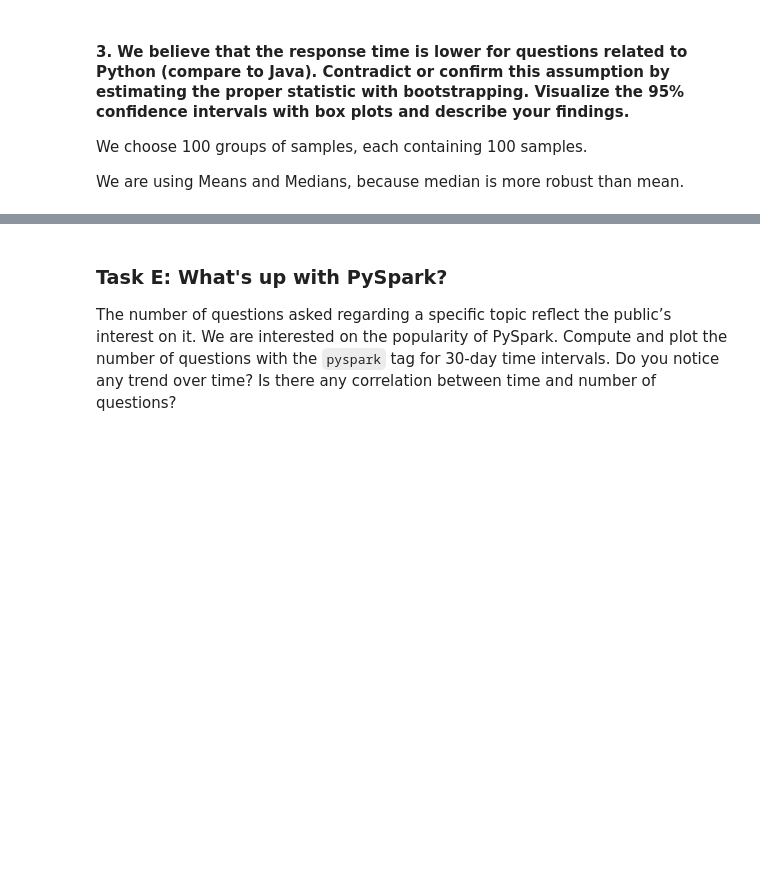
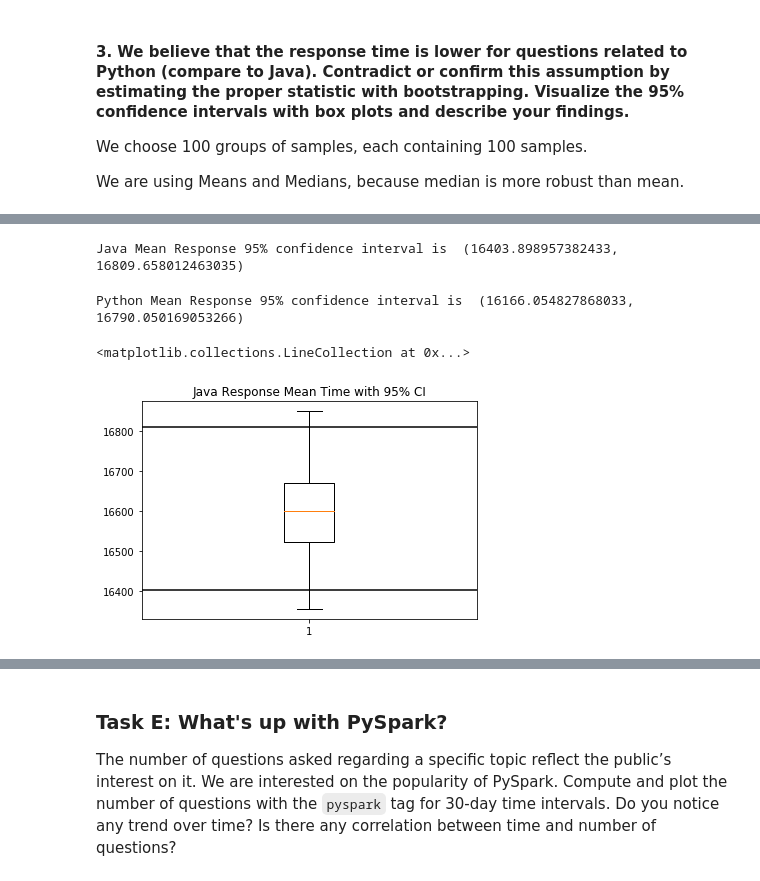
Before and after one commit to Sytta/ADA2018-Homework-CANada, a Jupyter notebook: 03 - Spark and Reading the Stats/Homework3.ipynb, the cells around one changed output, grey strips where cells are left out. Saved outputs shown, nothing was run; the diff lists cells and outputs as text; code cells hidden in the pictures; blank space fills up the shorter version.

```diff
--- a/03 - Spark and Reading the Stats/Homework3.ipynb
+++ b/03 - Spark and Reading the Stats/Homework3.ipynb
@@ -498,0 +511,5 @@ python_medians.plot.hist(bins=100, title="Python median")
+# %%
+# Get Java response times in a dataframe
+Java_df = first_questions_java_time.Response_Time_Java.to_frame().reset_index()
+Java_df.columns = ['Id', 'Response_Time_Java']
+Java_df.head()
@@ -498,0 +535,40 @@ python_medians.plot.hist(bins=100, title="Python median")
+# %%
+#Bootstrapping Java and Python to get 100 new sample means for both Java and Python response times
+i = 1
+java_list = []
+while i < 101:
+    sample_Java = Java_df.sample(frac=1, replace=True)
+    mean_java = sample_Java["Response_Time_Java"].mean() / pd.Timedelta(minutes=1)
+    java_list.append(mean_java)
+    i += 1
+
+i = 1
+python_list = []
+while i < 101:
+    sample_Python = Python_df.sample(frac=1, replace=True)
+    mean_python = sample_Python["Response_Time_Python"].mean() / pd.Timedelta(minutes=1)
+    python_list.append(mean_python)
+    i += 1
+# %%
+#Sort Java List and get 95% confidence interval by getting the 2.5 and 97.5 (round to 3rd and 98th) sorted values from the list
+java_list = sorted(java_list)
+java_CI = java_list[3], java_list[98]
+print("Java Mean Response 95% confidence interval is ", java_CI)
+# %% [output]
+Java Mean Response 95% confidence interval is  (16403.898957382433, 16809.658012463035)
+# %%
+#Sort Python List and get 95% confidence interval by getting the 2.5 and 97.5 (round to 3rd and 98th) sorted values from the list
+python_list = sorted(python_list)
+python_CI = python_list[3], python_list[98]
+print("Python Mean Response 95% confidence interval is ", python_CI)
+# %% [output]
+Python Mean Response 95% confidence interval is  (16166.054827868033, 16790.050169053266)
+# %%
+fig1, ax1 = plt.subplots()
+ax1.set_title('Java Response Mean Time with 95% CI')
+ax1.boxplot(java_list)
+plt.hlines(java_list[3], 0, 2)
+plt.hlines(java_list[98], 0, 2)
+# %% [output]
+<matplotlib.collections.LineCollection at 0x...>
+[figure, added]
```
Also changed, not shown: parts of 20 cells of this notebook, 1 other file.
